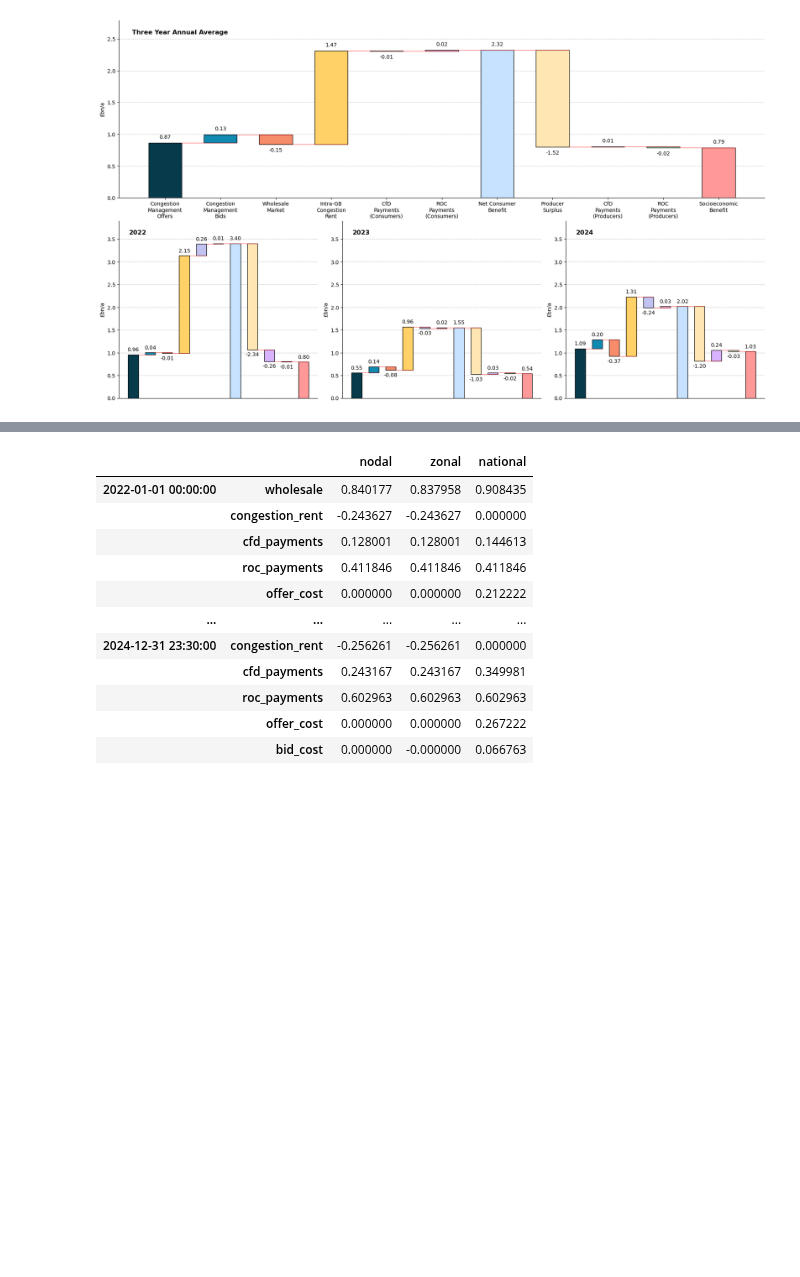
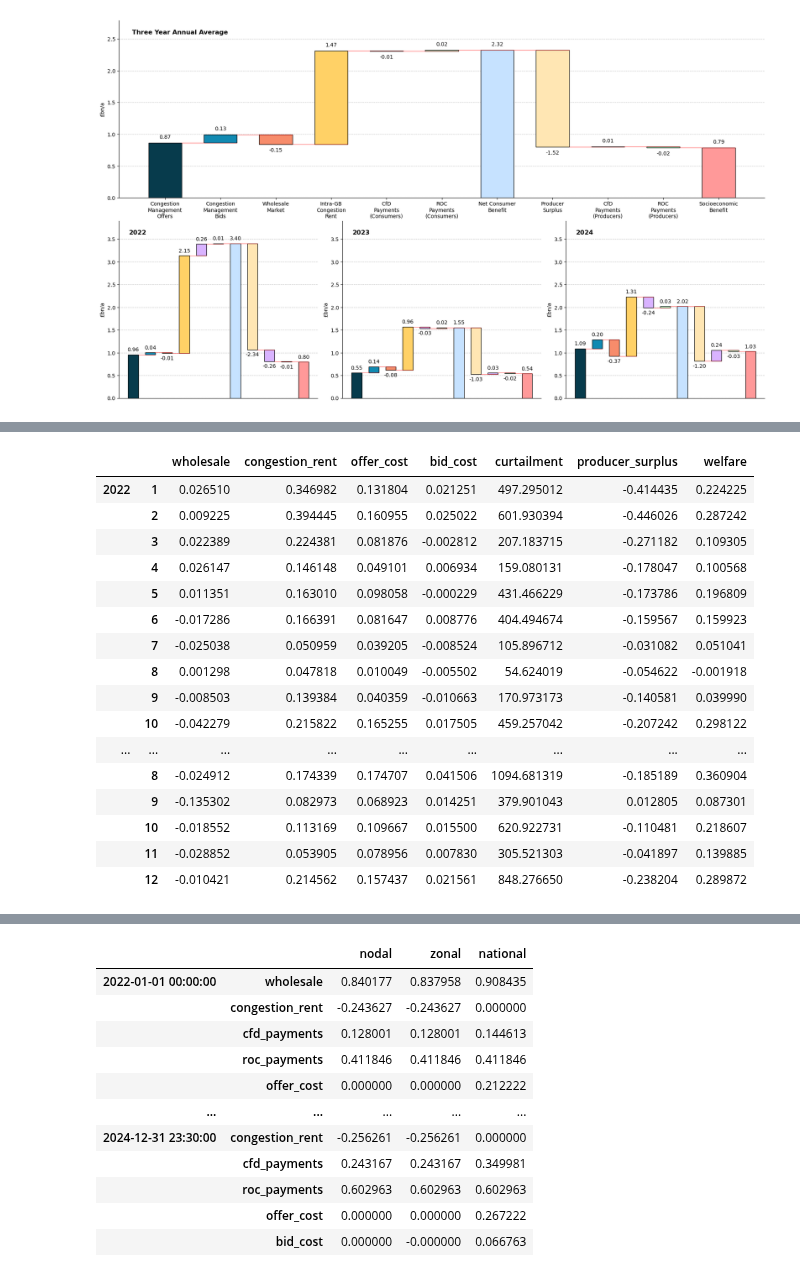
Before and after one commit to LukasFrankenQ/GBPower, a Jupyter notebook: notebooks/get_total_results.ipynb, the cells around one changed output, grey strips where cells are left out. Drawn from its saved outputs; the diff is of its cells as text; code cells hidden in the pictures; blank space fills up the shorter version.

```diff
--- a/notebooks/get_total_results.ipynb
+++ b/notebooks/get_total_results.ipynb
@@ -644,0 +627,10 @@ dtype: float64
+# %%
+ts = pd.read_csv(
+    Path.cwd().parent / 'summaries' / 'total_summary_flex.csv',
+    index_col=[0,1],
+    # parse_dates=[0]
+    )
+ts = ts.loc[idx[:, 'balancing_volume'], ['zonal', 'national']]
+ts = ts.groupby(ts.index.get_level_values(0).str[:7]).sum().mul(1e3)
+
+curtailment = ts['national'] - ts['zonal']
@@ -644,0 +669,21 @@ dtype: float64
+# %%
+corr_plot['welfare'] = corr_plot.drop(columns=['curtailment']).sum(axis=1)
+corr_plot
+# %% [output]
+|  |  | wholesale | congestion_rent | offer_cost | bid_cost | curtailment | producer_surplus | welfare |
+| 2022 | 1 | 0.026510 | 0.346982 | 0.131804 | 0.021251 | 497.295012 | -0.414435 | 0.224225 |
+|  | 2 | 0.009225 | 0.394445 | 0.160955 | 0.025022 | 601.930394 | -0.446026 | 0.287242 |
+|  | 3 | 0.022389 | 0.224381 | 0.081876 | -0.002812 | 207.183715 | -0.271182 | 0.109305 |
+|  | 4 | 0.026147 | 0.146148 | 0.049101 | 0.006934 | 159.080131 | -0.178047 | 0.100568 |
+|  | 5 | 0.011351 | 0.163010 | 0.098058 | -0.000229 | 431.466229 | -0.173786 | 0.196809 |
+|  | 6 | -0.017286 | 0.166391 | 0.081647 | 0.008776 | 404.494674 | -0.159567 | 0.159923 |
+|  | 7 | -0.025038 | 0.050959 | 0.039205 | -0.008524 | 105.896712 | -0.031082 | 0.051041 |
+|  | 8 | 0.001298 | 0.047818 | 0.010049 | -0.005502 | 54.624019 | -0.054622 | -0.001918 |
+|  | 9 | -0.008503 | 0.139384 | 0.040359 | -0.010663 | 170.973173 | -0.140581 | 0.039990 |
+|  | 10 | -0.042279 | 0.215822 | 0.165255 | 0.017505 | 459.257042 | -0.207242 | 0.298122 |
+| ... | ... | ... | ... | ... | ... | ... | ... | ... |
+|  | 8 | -0.024912 | 0.174339 | 0.174707 | 0.041506 | 1094.681319 | -0.185189 | 0.360904 |
+|  | 9 | -0.135302 | 0.082973 | 0.068923 | 0.014251 | 379.901043 | 0.012805 | 0.087301 |
+|  | 10 | -0.018552 | 0.113169 | 0.109667 | 0.015500 | 620.922731 | -0.110481 | 0.218607 |
+|  | 11 | -0.028852 | 0.053905 | 0.078956 | 0.007830 | 305.521303 | -0.041897 | 0.139885 |
+|  | 12 | -0.010421 | 0.214562 | 0.157437 | 0.021561 | 848.276650 | -0.238204 | 0.289872 |
```
Also changed, not shown: parts of 7 cells of this notebook.
